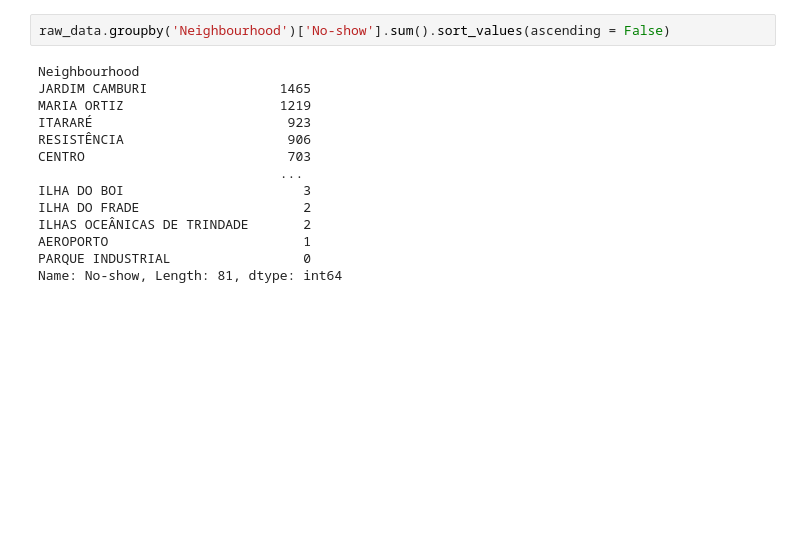
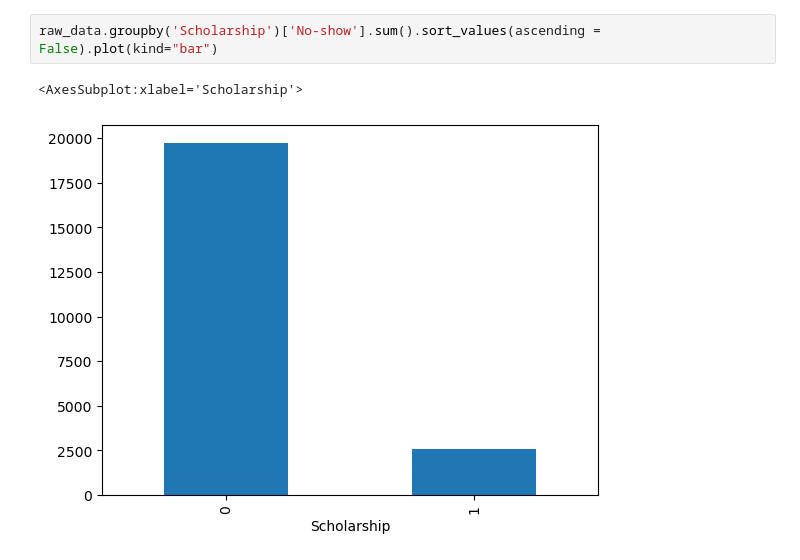
Before and after one commit to architkaila/Predicting-Patient-No-Shows, a Jupyter notebook: exploratory_analysis.ipynb, the cells around one changed output. Drawn from its saved outputs; the diff is of its cells as text; blank space fills up the shorter version.

```diff
--- a/exploratory_analysis.ipynb
+++ b/exploratory_analysis.ipynb
@@ -16,16 +98,5 @@ raw_data.head()
 # %%
-raw_data.groupby('Neighbourhood')['No-show'].sum().sort_values(ascending = False)
+raw_data.groupby('Scholarship')['No-show'].sum().sort_values(ascending = False).plot(kind="bar")
 # %% [output]
-Neighbourhood
-JARDIM CAMBURI                 1465
-MARIA ORTIZ                    1219
-ITARARÉ                         923
-RESISTÊNCIA                     906
-CENTRO                          703
-                               ...
-ILHA DO BOI                       3
-ILHA DO FRADE                     2
-ILHAS OCEÂNICAS DE TRINDADE       2
-AEROPORTO                         1
-PARQUE INDUSTRIAL                 0
-Name: No-show, Length: 81, dtype: int64
+<AxesSubplot:xlabel='Scholarship'>
+[figure, added]
```
Also changed, not shown: parts of 23 cells of this notebook.
